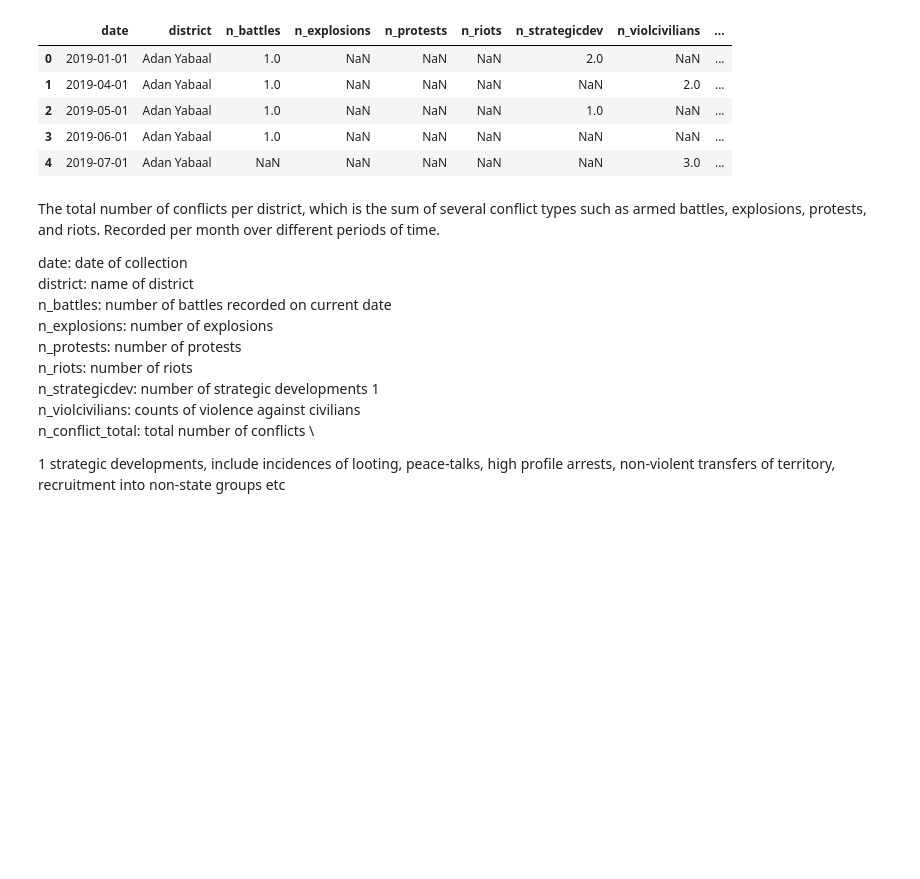
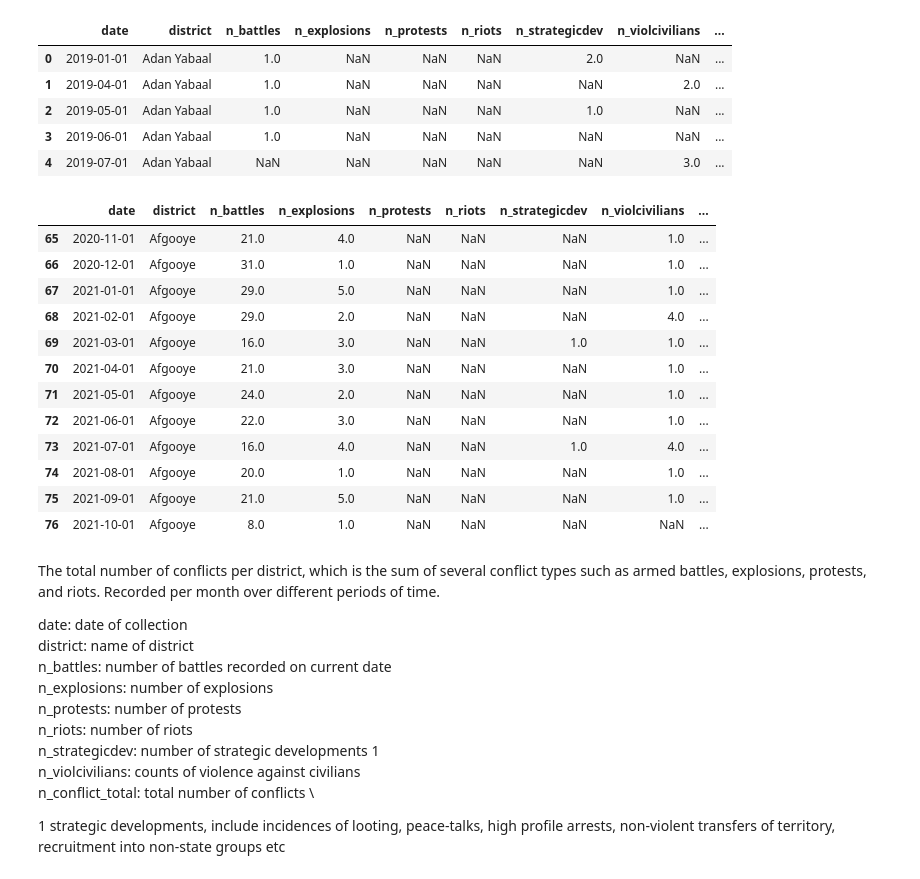
Before and after one commit to abroniewski/Child-Wasting-Prediction, a Jupyter notebook: notebooks/variable_exploration_feature_engineering.ipynb, the cells around one changed output. Cells and saved outputs as stored; diff of their text form; code cells hidden in the pictures; blank space fills up the shorter version.

```diff
--- a/notebooks/variable_exploration_feature_engineering.ipynb
+++ b/notebooks/variable_exploration_feature_engineering.ipynb
@@ -321,6 +321,23 @@ conflict_df.head(5)
 | 2 | 2019-05-01 | Adan Yabaal | 1.0 | NaN | NaN | NaN | 1.0 | NaN | ... |
 | 3 | 2019-06-01 | Adan Yabaal | 1.0 | NaN | NaN | NaN | NaN | NaN | ... |
 | 4 | 2019-07-01 | Adan Yabaal | NaN | NaN | NaN | NaN | NaN | 3.0 | ... |
+# %%
+# violence in district Marka in 2021
+conflict_df[conflict_df['district']=='Afgooye'].tail(12)
+# %% [output]
+|  | date | district | n_battles | n_explosions | n_protests | n_riots | n_strategicdev | n_violcivilians | ... |
+| 65 | 2020-11-01 | Afgooye | 21.0 | 4.0 | NaN | NaN | NaN | 1.0 | ... |
+| 66 | 2020-12-01 | Afgooye | 31.0 | 1.0 | NaN | NaN | NaN | 1.0 | ... |
+| 67 | 2021-01-01 | Afgooye | 29.0 | 5.0 | NaN | NaN | NaN | 1.0 | ... |
+| 68 | 2021-02-01 | Afgooye | 29.0 | 2.0 | NaN | NaN | NaN | 4.0 | ... |
+| 69 | 2021-03-01 | Afgooye | 16.0 | 3.0 | NaN | NaN | 1.0 | 1.0 | ... |
+| 70 | 2021-04-01 | Afgooye | 21.0 | 3.0 | NaN | NaN | NaN | 1.0 | ... |
+| 71 | 2021-05-01 | Afgooye | 24.0 | 2.0 | NaN | NaN | NaN | 1.0 | ... |
+| 72 | 2021-06-01 | Afgooye | 22.0 | 3.0 | NaN | NaN | NaN | 1.0 | ... |
+| 73 | 2021-07-01 | Afgooye | 16.0 | 4.0 | NaN | NaN | 1.0 | 4.0 | ... |
+| 74 | 2021-08-01 | Afgooye | 20.0 | 1.0 | NaN | NaN | NaN | 1.0 | ... |
+| 75 | 2021-09-01 | Afgooye | 21.0 | 5.0 | NaN | NaN | NaN | 1.0 | ... |
+| 76 | 2021-10-01 | Afgooye | 8.0 | 1.0 | NaN | NaN | NaN | NaN | ... |
 # %% [markdown]
 The total number of conflicts per district, which is the sum of several conflict types such as armed battles, explosions, protests, and riots. Recorded per month over different periods of time.
 
```
Also changed, not shown: parts of 1 cell of this notebook.
